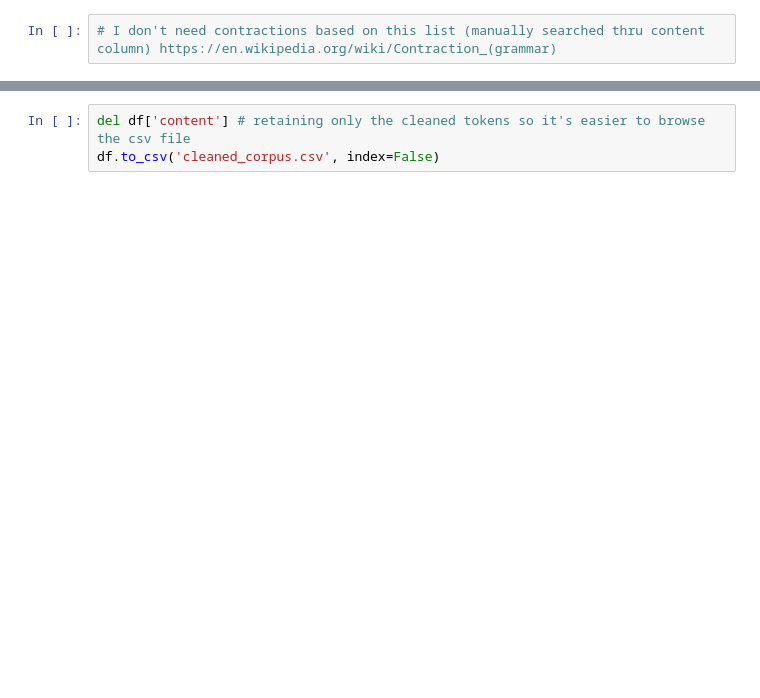
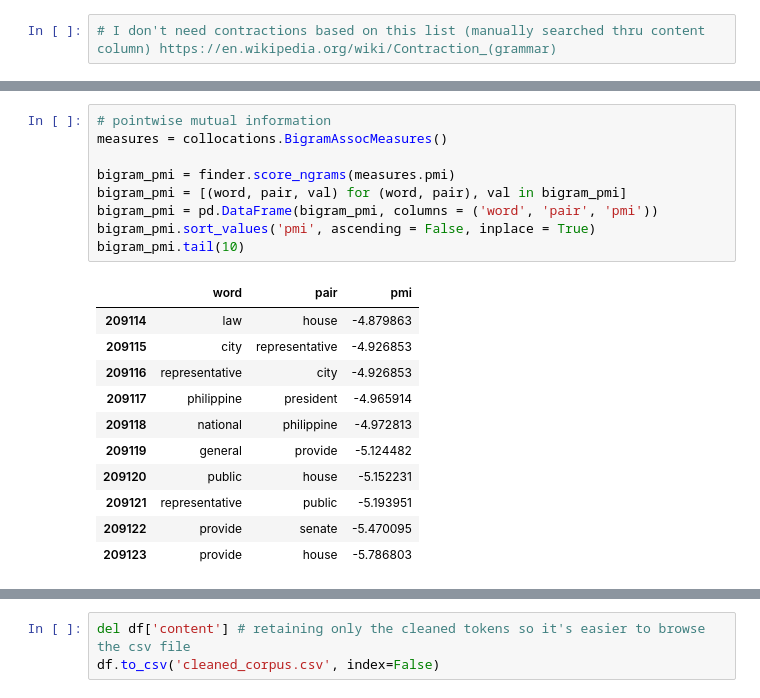
Before and after one commit to kabiikawa/csci-261.03-project, a Jupyter notebook: project/1 - Cleaning.ipynb, the cells around one changed output, grey strips where cells are left out. Saved outputs shown, nothing was run; the diff lists cells and outputs as text; blank space fills up the shorter version.

```diff
--- a/project/1 - Preprocessing.ipynb
+++ b/project/1 - Cleaning.ipynb
@@ -343,0 +370,21 @@ df['cleaned_content'].iloc[0]
+# %%
+# pointwise mutual information
+measures = collocations.BigramAssocMeasures()
+
+bigram_pmi = finder.score_ngrams(measures.pmi)
+bigram_pmi = [(word, pair, val) for (word, pair), val in bigram_pmi]
+bigram_pmi = pd.DataFrame(bigram_pmi, columns = ('word', 'pair', 'pmi'))
+bigram_pmi.sort_values('pmi', ascending = False, inplace = True)
+bigram_pmi.tail(10)
+# %% [output]
+|  | word | pair | pmi |
+| 209114 | law | house | -4.879863 |
+| 209115 | city | representative | -4.926853 |
+| 209116 | representative | city | -4.926853 |
+| 209117 | philippine | president | -4.965914 |
+| 209118 | national | philippine | -4.972813 |
+| 209119 | general | provide | -5.124482 |
+| 209120 | public | house | -5.152231 |
+| 209121 | representative | public | -5.193951 |
+| 209122 | provide | senate | -5.470095 |
+| 209123 | provide | house | -5.786803 |
```
Also changed, not shown: parts of 9 cells of this notebook, 7 other files.
